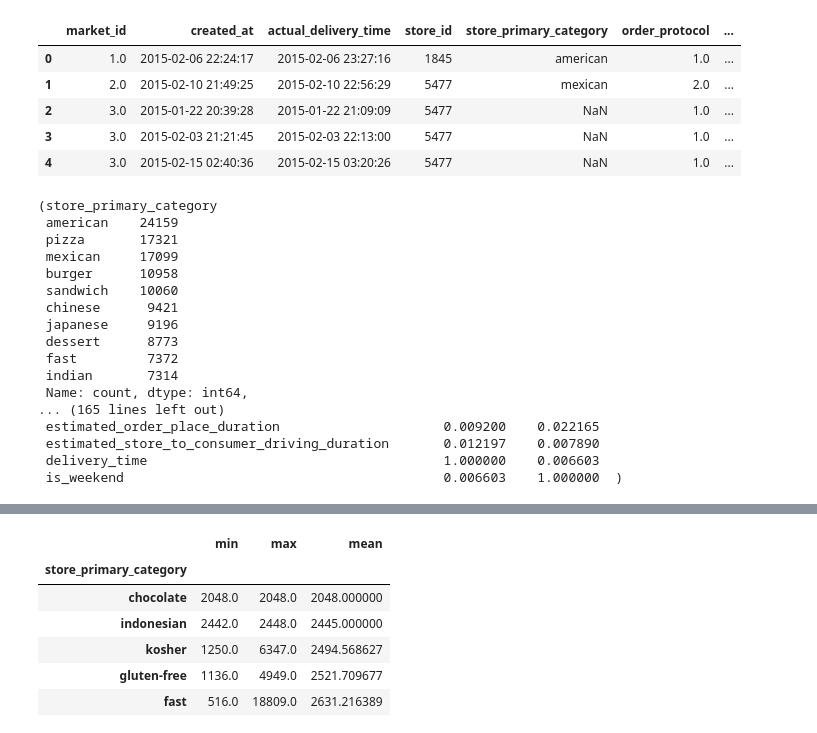
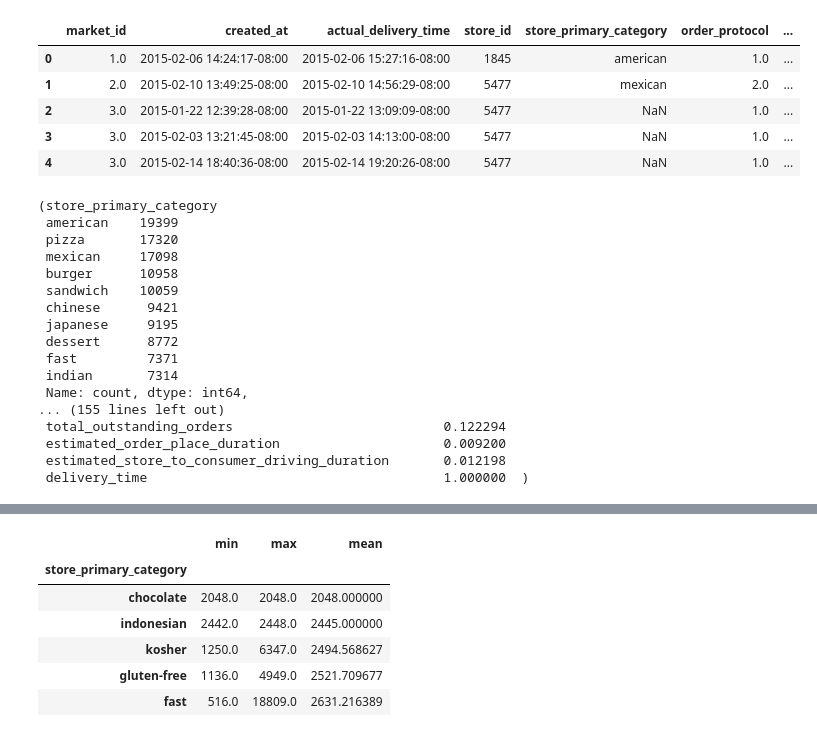
Before and after one commit to Behnam-Asadi/Doordash-DeliveryForcast, a Jupyter notebook: delivery_prediction.ipynb, the cells around one changed output, grey strips where cells are left out. Drawn from its saved outputs; the diff is of its cells as text; code cells hidden in the pictures.

```diff
--- a/delivery_prediction.ipynb
+++ b/delivery_prediction.ipynb
@@ -38,52 +37,59 @@ Data columns (total 16 columns):
 dtypes: float64(6), int64(7), object(3)
 memory usage: 24.1+ MB
 # %%
-# Converting 'created_at' and 'actual_delivery_time' to datetime objects
+# Convert the 'created_at' and 'actual_delivery_time' columns to datetime objects
 dash['created_at'] = pd.to_datetime(dash['created_at'])
 dash['actual_delivery_time'] = pd.to_datetime(dash['actual_delivery_time'])
 
+# Define the US/Pacific time zone
+pacific = pytz.timezone('US/Pacific')
+
+# Convert the 'created_at' and 'actual_delivery_time' from UTC to US/Pacific time
+dash['created_at'] = dash['created_at'].dt.tz_localize('UTC').dt.tz_convert(pacific)
+dash['actual_delivery_time'] = dash['actual_delivery_time'].dt.tz_localize('UTC').dt.tz_convert(pacific)
+
 # Calculating delivery time in seconds and creating a new column for it
 dash['delivery_time'] = (dash['actual_delivery_time'] - dash['created_at']).dt.total_seconds()
+dash = dash[dash['delivery_time'] > 0]
 
-# Displaying the first few rows of the modified dataframe
 dash.head()
 # %% [output]
 |  | market_id | created_at | actual_delivery_time | store_id | store_primary_category | order_protocol | ... |
-| 0 | 1.0 | 2015-02-06 22:24:17 | 2015-02-06 23:27:16 | 1845 | american | 1.0 | ... |
-| 1 | 2.0 | 2015-02-10 21:49:25 | 2015-02-10 22:56:29 | 5477 | mexican | 2.0 | ... |
-| 2 | 3.0 | 2015-01-22 20:39:28 | 2015-01-22 21:09:09 | 5477 | NaN | 1.0 | ... |
-| 3 | 3.0 | 2015-02-03 21:21:45 | 2015-02-03 22:13:00 | 5477 | NaN | 1.0 | ... |
-| 4 | 3.0 | 2015-02-15 02:40:36 | 2015-02-15 03:20:26 | 5477 | NaN | 1.0 | ... |
+| 0 | 1.0 | 2015-02-06 14:24:17-08:00 | 2015-02-06 15:27:16-08:00 | 1845 | american | 1.0 | ... |
+| 1 | 2.0 | 2015-02-10 13:49:25-08:00 | 2015-02-10 14:56:29-08:00 | 5477 | mexican | 2.0 | ... |
+| 2 | 3.0 | 2015-01-22 12:39:28-08:00 | 2015-01-22 13:09:09-08:00 | 5477 | NaN | 1.0 | ... |
+| 3 | 3.0 | 2015-02-03 13:21:45-08:00 | 2015-02-03 14:13:00-08:00 | 5477 | NaN | 1.0 | ... |
+| 4 | 3.0 | 2015-02-14 18:40:36-08:00 | 2015-02-14 19:20:26-08:00 | 5477 | NaN | 1.0 | ... |
 # %%
 # Analyzing the 'store_primary_category' distribution
-category_counts = data['store_primary_category'].value_counts()
+category_counts = dash['store_primary_category'].value_counts()
 
 # Display the top 10 categories
 top_categories = category_counts.head(10)
 
 # Conducting a correlation analysis of numeric features
-numeric_features = data.select_dtypes(include=['int64', 'float64'])
+numeric_features = dash.select_dtypes(include=['int64', 'float64'])
 correlation_matrix = numeric_features.corr()
 
 top_categories, correlation_matrix
 # %% [output]
 (store_primary_category
- american    24159
- pizza       17321
- mexican     17099
+ american    19399
+ pizza       17320
+ mexican     17098
  burger      10958
- sandwich    10060
+ sandwich    10059
  chinese      9421
- japanese     9196
- dessert      8773
- fast         7372
+ japanese     9195
+ dessert      8772
+ fast         7371
  indian       7314
  Name: count, dtype: int64,
-... (165 lines left out)
- estimated_order_place_duration                     0.009200    0.022165
- estimated_store_to_consumer_driving_duration       0.012197    0.007890
- delivery_time                                      1.000000    0.006603
- is_weekend                                         0.006603    1.000000  )
+... (155 lines left out)
+ total_outstanding_orders                           0.122294
+ estimated_order_place_duration                     0.009200
+ estimated_store_to_consumer_driving_duration       0.012198
+ delivery_time                                      1.000000  )
 # %%
 # Handling Missing Data
 missing_data = dash.isnull().sum()
```
Also changed, not shown: parts of 13 cells of this notebook, 1 other file.
